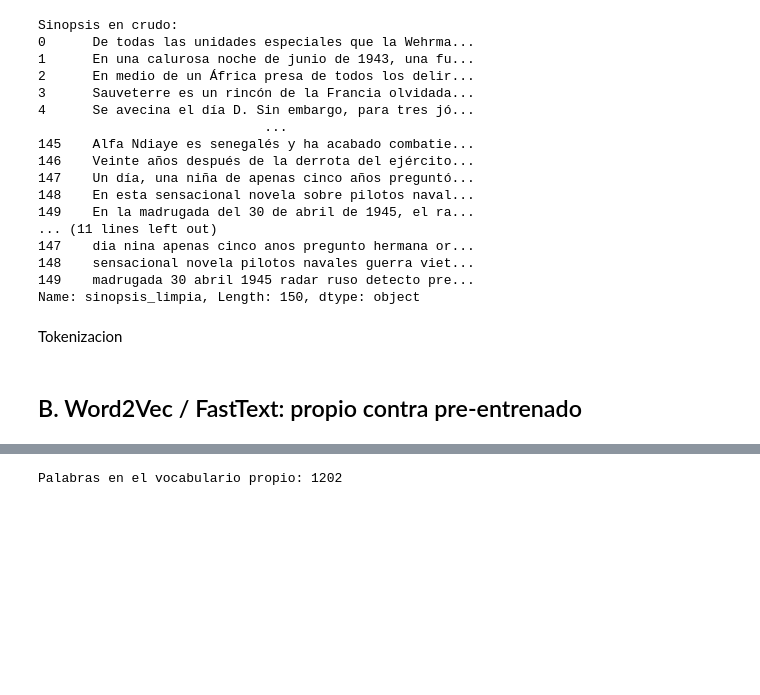
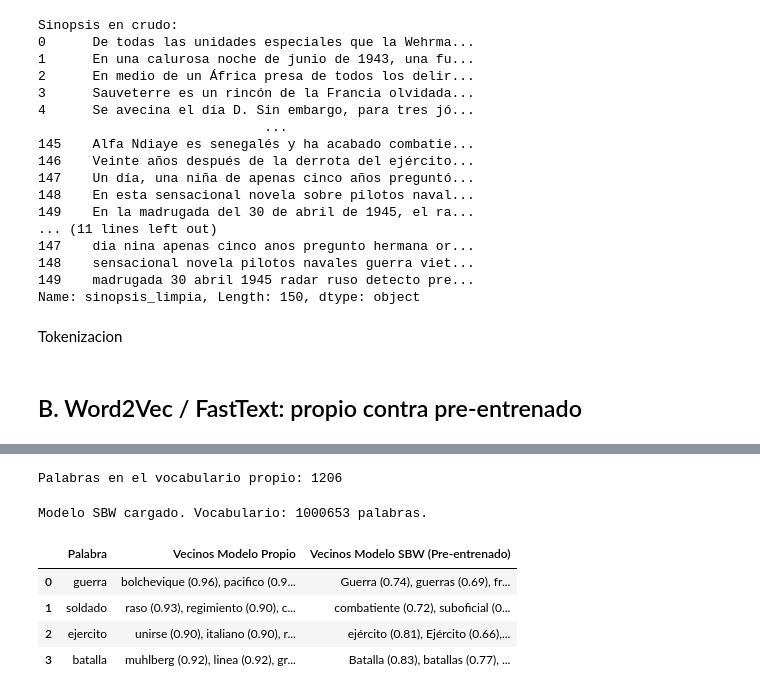
Before and after one commit to manuellazarte/Procesamiento-del-Lenguaje-Natural, a Jupyter notebook: src/Trabajo_práctico_N2.ipynb, the cells around one changed output, grey strips where cells are left out. Drawn from its saved outputs; the diff is of its cells as text; code cells hidden in the pictures; blank space fills up the shorter version.

Commit message:
agrego modelo pre entrenado, NN y vector documento

```diff
--- a/src/Trabajo_práctico_N2.ipynb
+++ b/src/Trabajo_práctico_N2.ipynb
@@ -74,9 +75,8 @@ import re
 def preprocesar_lexico(texto):
     texto = texto.lower() # minisculas
     texto = re.sub(r'[^\w\s]', '', texto) # puntuacion
-    texto = remove_accents(texto) # acentos
     palabras = [w for w in texto.split() if w not in stopwords_es] # guardar stopwords
-    return " ".join(palabras) # quitar stopwords
+    return remove_accents(" ".join(palabras)) # quitar stopwords y acentos
 # %% [markdown]
 Limpieza del texto en crudo aplicada en una nueva columna limpia
 # %%
@@ -141,4 +141,55 @@ modelo_propio = Word2Vec(
 
 print(f"Palabras en el vocabulario propio: {len(modelo_propio.wv)}")
 # %% [output]
-Palabras en el vocabulario propio: 1202
+Palabras en el vocabulario propio: 1206
+# %%
+import os
+from gensim.models import KeyedVectors
+
+sbw_file = "SBW-vectors-300-min5.bin.gz"
+
+# Descargamos el modelo pre-entrenado si no existe en Colab
+if not os.path.exists(sbw_file):
+    print("Descargando modelo SBW-vectors-300-min5 (aprox. 500 MB)...")
+    !wget -q https://cs.famaf.unc.edu.ar/~ccardellino/SBWCE/SBW-vectors-300-min5.bin.gz
+
+# Carga con Gensim KeyedVectors
+modelo_sbw = KeyedVectors.load_word2vec_format(sbw_file, binary=True)
+print(f"Modelo SBW cargado. Vocabulario: {len(modelo_sbw.key_to_index)} palabras.")
+# %% [output]
+Modelo SBW cargado. Vocabulario: 1000653 palabras.
+# %%
+import pandas as pd
+
+# Palabras clave del dominio para comparar
+palabras_dominio = ['guerra', 'soldado', 'ejercito', 'batalla']
+
+comparacion = []
+
+for palabra in palabras_dominio:
+    # Vecinos en el modelo propio
+    if palabra in modelo_propio.wv:
+        vecinos_propio = [f"{w} ({sim:.2f})" for w, sim in modelo_propio.wv.most_similar(palabra, topn=4)]
+    else:
+        vecinos_propio = ["OOV (fuera de vocabulario)"]
+
+    # Vecinos en el modelo pre-entrenado (SBW)
+    if palabra in modelo_sbw:
+        vecinos_sbw = [f"{w} ({sim:.2f})" for w, sim in modelo_sbw.most_similar(palabra, topn=4)]
+    else:
+        vecinos_sbw = ["OOV"]
+
+    comparacion.append({
+        "Palabra": palabra,
+        "Vecinos Modelo Propio": ", ".join(vecinos_propio),
+        "Vecinos Modelo SBW (Pre-entrenado)": ", ".join(vecinos_sbw)
+    })
+
+df_vecinos = pd.DataFrame(comparacion)
+df_vecinos
+# %% [output]
+|  | Palabra | Vecinos Modelo Propio | Vecinos Modelo SBW (Pre-entrenado) |
+| 0 | guerra | bolchevique (0.96), pacifico (0.9... | Guerra (0.74), guerras (0.69), fr... |
+| 1 | soldado | raso (0.93), regimiento (0.90), c... | combatiente (0.72), suboficial (0... |
+| 2 | ejercito | unirse (0.90), italiano (0.90), r... | ejército (0.81), Ejército (0.66),... |
+| 3 | batalla | muhlberg (0.92), linea (0.92), gr... | Batalla (0.83), batallas (0.77), ... |
```
Also changed, not shown: parts of 5 cells of this notebook.
